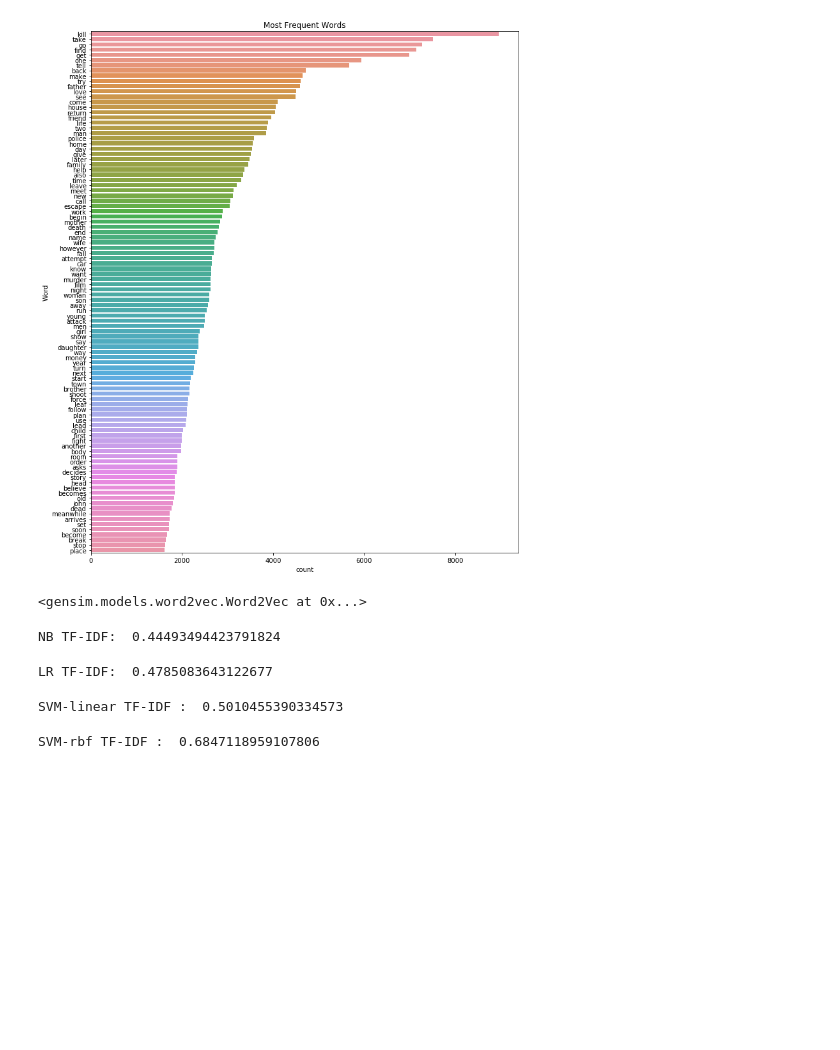
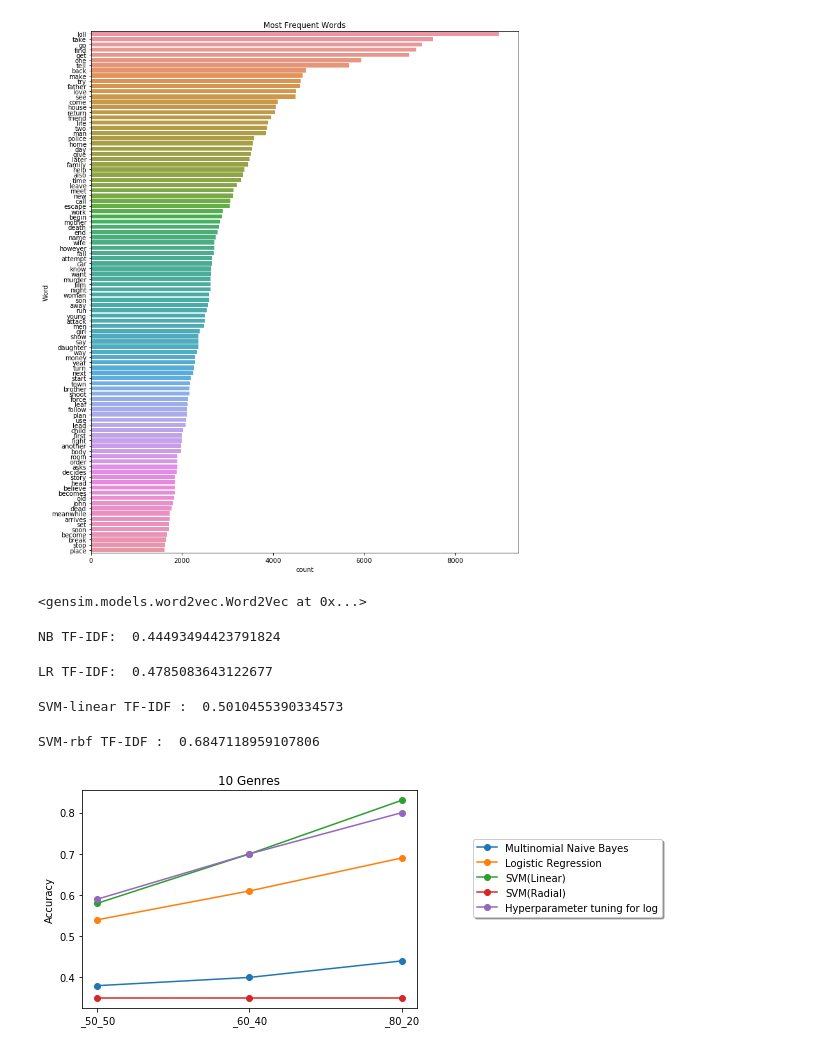
Before and after one commit to minavukovic/COGS118B, a Jupyter notebook: COGS118B.ipynb, the cells around one changed output. Cells and saved outputs as stored; diff of their text form; code cells hidden in the pictures; blank space fills up the shorter version.

```diff
--- a/COGS118B.ipynb
+++ b/COGS118B.ipynb
@@ -282,3 +284,30 @@ SVM-rbf TF-IDF :  0.6847118959107806
 ## Future work to use Deep learning algorithm such as CNN, RNN - LSTM
 
 # # transfer learning using Google BERT
+# %%
+#Graph creation
+classifier = ['Multinomial Naive Bayes','Logistic Regression', 'SVM(Linear)','SVM(Radial)','Hyperparameter tuning for log']
+list_2_8020 = [.79,.93,.99,.79,.99]
+list_2_5050 = [.79,.87,.95,.79,.95]
+list_2_6040 = [.79,.91,.85,.79,.96]
+list_10_8020 = [.44,.69,.83,.35,.80]
+list_10_5050 = [.38,.54,.58,.35,.59]
+list_10_6040 = [.40,.61,.70,.35,.70]
+
+genre_2 = pd.DataFrame(dict(Classifier = classifier , _50_50 = list_2_5050,_60_40 = list_2_6040,_80_20 = list_2_8020))
+genre_10 = pd.DataFrame(dict(Classifier = classifier ,  _50_50 = list_10_5050, _60_40 = list_10_6040, _80_20 = list_10_8020))
+
+
+
+
+df10=genre_10.set_index("Classifier")
+for i in range(len(df10)):
+    plt.plot([k for k in df10.columns],[df10[y].iloc[i] for y in df10.columns],marker='o')
+plt.legend(df10.index, loc='upper center', bbox_to_anchor=(1.45, 0.8), shadow=True, ncol=1)
+
+#plt.setp(ax.get_xticklabels(), rotation=30, horizontalalignment='right')
+plt.title('10 Genres')
+plt.ylabel('Accuracy')
+plt.show()
+# %% [output]
+[figure, added]
```
Also changed, not shown: parts of 1 cell of this notebook.
